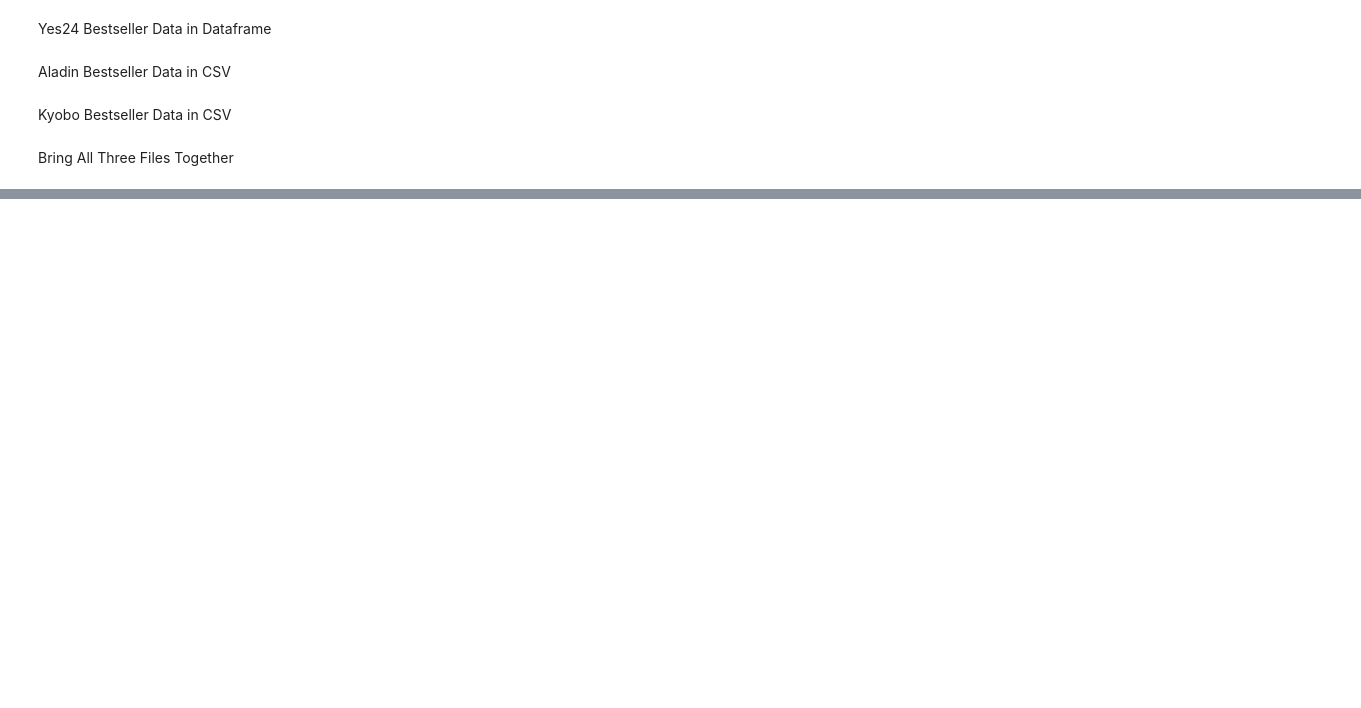
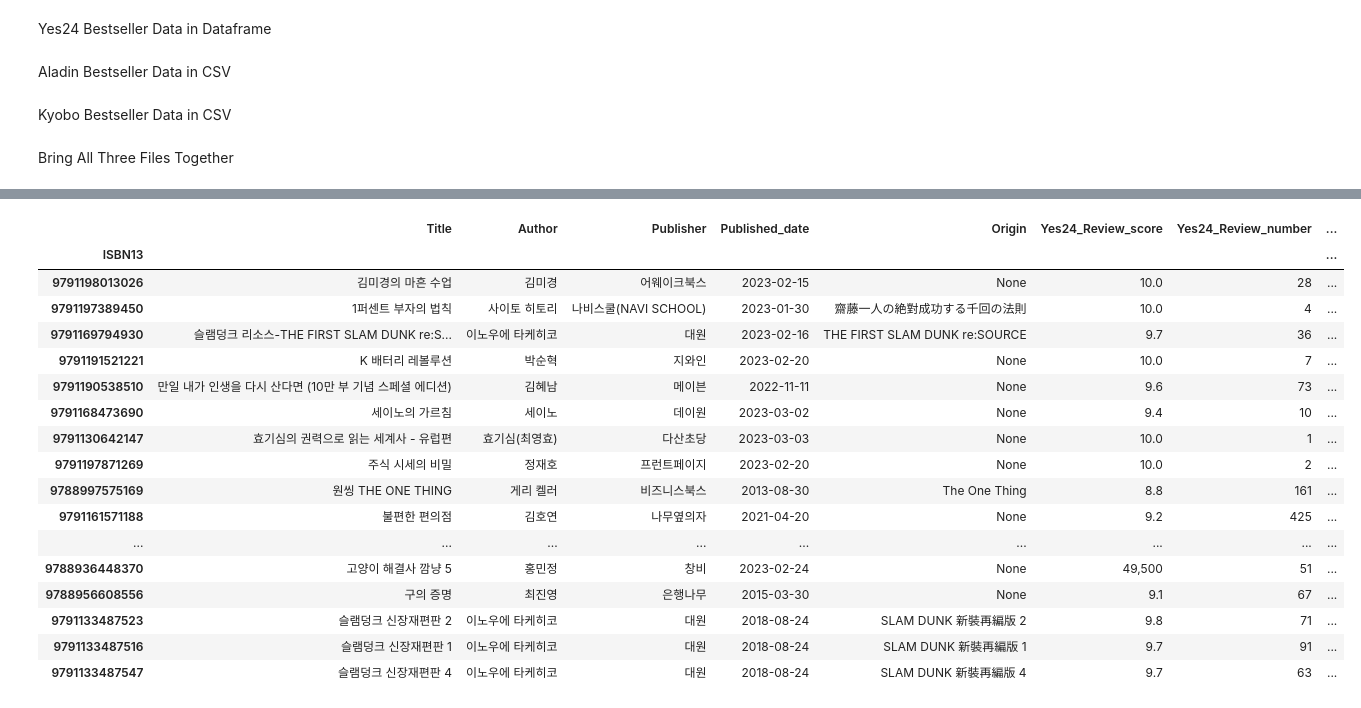
Before and after one commit to Chamomile-Cat/Analyze_Bestseller_Project, a Jupyter notebook: Bestseller_Analysis_Code.ipynb, the cells around one changed output, grey strips where cells are left out. Cells and saved outputs as stored; diff of their text form; code cells hidden in the pictures; blank space fills up the shorter version.

```diff
--- a/Bestseller_Analysis_Code.ipynb
+++ b/Bestseller_Analysis_Code.ipynb
@@ -47,12 +48,18 @@ for url in yes24_bestseller_urls:
     published_date_str = raw_html.find(name='span', class_='gd_date').string
     published_date_num = published_date_str.translate({ord(i): None for i in '월년일'})
 
-    origin_wrapper = raw_html.find(name='span', class_='gd_orgin')
+    # 주의) 가급적이면 원하는 값에'만' 해당 되는 class, tag, id 등으로 찾기 b/c html data가 바뀌면서 가져오는 값도 바뀌게 되어짐
+    origin_wrapper = raw_html.find(name='span', class_='gd_orgin') # for loop, 각 bestseller에 대해 출력
     if origin_wrapper != None:
         origin_wrapper = origin_wrapper.find('a').string
 
-    yes24_review_score = raw_html.find(name='em', class_='yes_b').string
-    yes24_review_number = raw_html.find(name='em', class_='txC_blue').string
+    yes24_review_score_tag = raw_html.find(name='em', class_='yes_b') # for loop, 각 bestseller에 대해 출력
+    if yes24_review_score_tag is not None:
+        yes24_review_score = yes24_review_score_tag.string
+
+    yes24_review_number_tag = raw_html.find(name='span', class_='gd_reviewCount').a.em
+    if yes24_review_number_tag is not None:
+        yes24_review_number = yes24_review_number_tag.string
 
     yes24_fixed_price = raw_html.find_all(name='em', class_='yes_m')[0]
     yes24_fixed_price = yes24_fixed_price.string
@@ -212,3 +219,25 @@ adding_frames = [yes24_dataframe, picked_aladin_dataframe]
 total_bestseller_data = pd.concat(adding_frames, axis=1)
 
 total_bestseller_data.to_excel('total_bestseller_data.xlsx', encoding='CP949')
+# %%
+# getting data complete, now need to clean data
+total_bestseller_data
+# %% [output]
+|  | Title | Author | Publisher | Published_date | Origin | Yes24_Review_score | Yes24_Review_number | ... |
+| ISBN13 |  |  |  |  |  |  |  | ... |
+| 9791198013026 | 김미경의 마흔 수업 | 김미경 | 어웨이크북스 | 2023-02-15 | None | 10.0 | 28 | ... |
+| 9791197389450 | 1퍼센트 부자의 법칙 | 사이토 히토리 | 나비스쿨(NAVI SCHOOL) | 2023-01-30 | 齋藤一人の絶對成功する千回の法則 | 10.0 | 4 | ... |
+| 9791169794930 | 슬램덩크 리소스-THE FIRST SLAM DUNK re:S... | 이노우에 타케히코 | 대원 | 2023-02-16 | THE FIRST SLAM DUNK re:SOURCE | 9.7 | 36 | ... |
+| 9791191521221 | K 배터리 레볼루션 | 박순혁 | 지와인 | 2023-02-20 | None | 10.0 | 7 | ... |
+| 9791190538510 | 만일 내가 인생을 다시 산다면 (10만 부 기념 스페셜 에디션) | 김혜남 | 메이븐 | 2022-11-11 | None | 9.6 | 73 | ... |
+| 9791168473690 | 세이노의 가르침 | 세이노 | 데이원 | 2023-03-02 | None | 9.4 | 10 | ... |
+| 9791130642147 | 효기심의 권력으로 읽는 세계사 - 유럽편 | 효기심(최영효) | 다산초당 | 2023-03-03 | None | 10.0 | 1 | ... |
+| 9791197871269 | 주식 시세의 비밀 | 정재호 | 프런트페이지 | 2023-02-20 | None | 10.0 | 2 | ... |
+| 9788997575169 | 원씽 THE ONE THING | 게리 켈러 | 비즈니스북스 | 2013-08-30 | The One Thing | 8.8 | 161 | ... |
+| 9791161571188 | 불편한 편의점 | 김호연 | 나무옆의자 | 2021-04-20 | None | 9.2 | 425 | ... |
+| ... | ... | ... | ... | ... | ... | ... | ... | ... |
+| 9788936448370 | 고양이 해결사 깜냥 5 | 홍민정 | 창비 | 2023-02-24 | None | 49,500 | 51 | ... |
+| 9788956608556 | 구의 증명 | 최진영 | 은행나무 | 2015-03-30 | None | 9.1 | 67 | ... |
+| 9791133487523 | 슬램덩크 신장재편판 2 | 이노우에 타케히코 | 대원 | 2018-08-24 | SLAM DUNK 新裝再編版 2 | 9.8 | 71 | ... |
+| 9791133487516 | 슬램덩크 신장재편판 1 | 이노우에 타케히코 | 대원 | 2018-08-24 | SLAM DUNK 新裝再編版 1 | 9.7 | 91 | ... |
+| 9791133487547 | 슬램덩크 신장재편판 4 | 이노우에 타케히코 | 대원 | 2018-08-24 | SLAM DUNK 新裝再編版 4 | 9.7 | 63 | ... |
```
Also changed, not shown: parts of 6 cells of this notebook, 4 other files.
